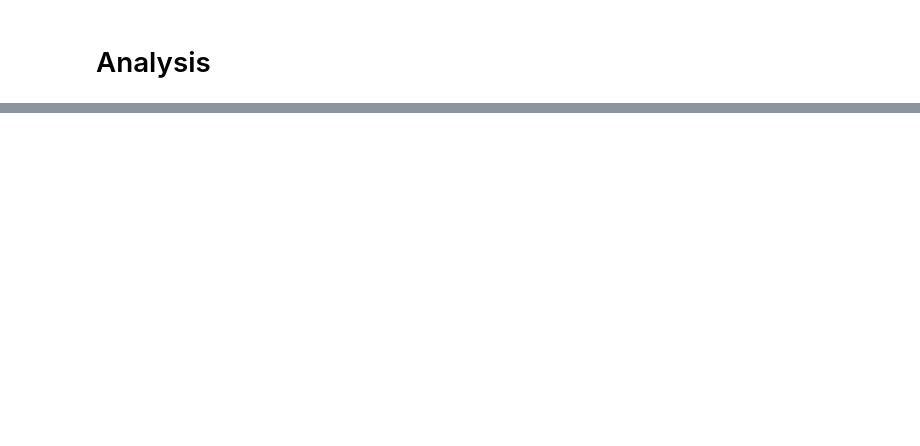
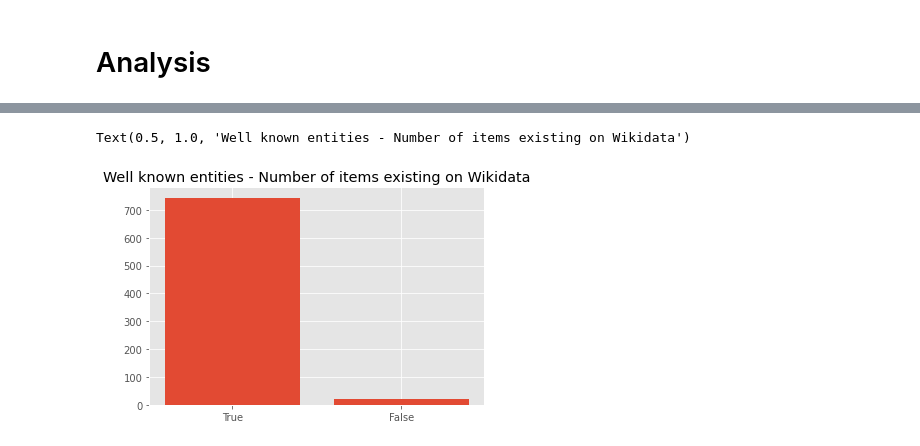
Before and after one commit to PeterWalchhofer/evaluation_bachelor_thesis, a Jupyter notebook: Analysis.ipynb, the cells around one changed output, grey strips where cells are left out. Drawn from its saved outputs; the diff is of its cells as text; code cells hidden in the pictures; blank space fills up the shorter version.

```diff
--- a/Analysis.ipynb
+++ b/Analysis.ipynb
@@ -380,0 +239,4 @@ batch_query[0]
+# %%
+#cd_table["is_match"] = cd_table["match"] and (cd_table["cd_wd_id"] == cd_table["wikidata"]]
+cd_first_candidate = cd_table.groupby("id").first()
+cd_first_candidate
@@ -380,0 +258,8 @@ batch_query[0]
+# %%
+has_match = ~cd_first_candidate["wikidata"].isna()
+has_match.value_counts()
+plt.bar(["True", "False"],has_match.value_counts())
+plt.title("Well known entities - Number of items existing on Wikidata")
+# %% [output]
+Text(0.5, 1.0, 'Well known entities - Number of items existing on Wikidata')
+[figure, added]
```
Also changed, not shown: parts of 42 cells of this notebook, 1 other file.
